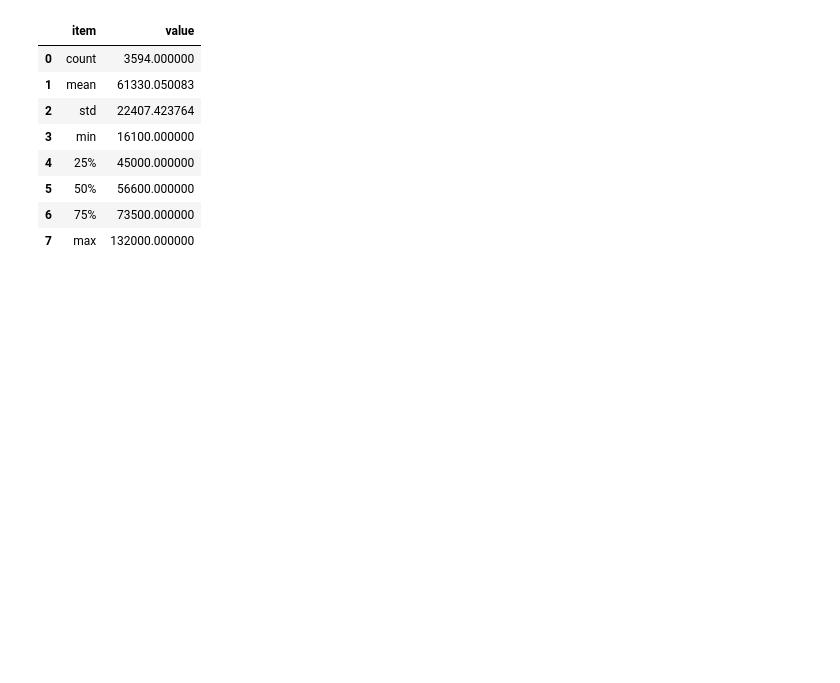
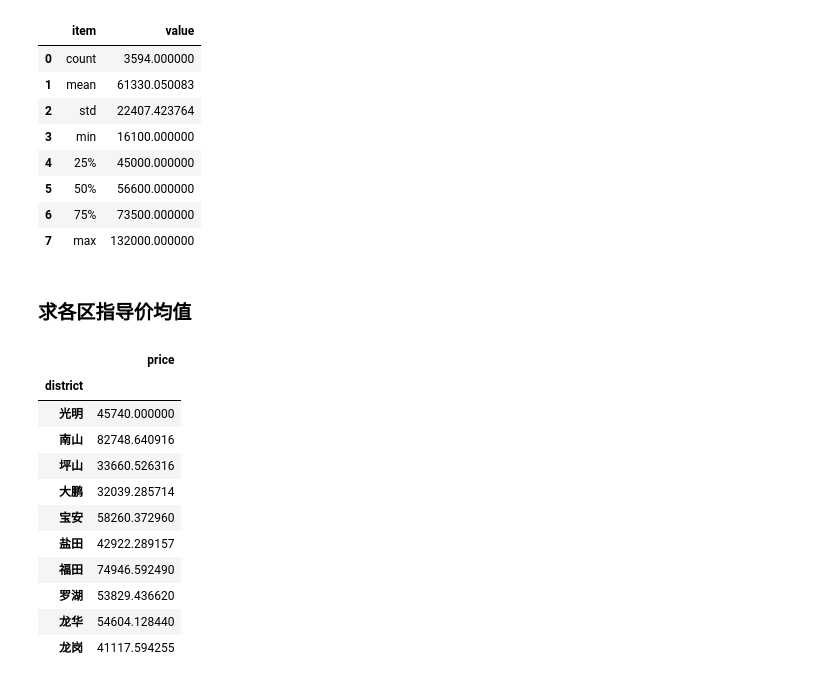
Before and after one commit to heblade/pythontraining, a Jupyter notebook: 21.2 pandas_practice_sz_house.ipynb, the cells around one changed output. Cells and saved outputs as stored; diff of their text form; code cells hidden in the pictures; blank space fills up the shorter version.

```diff
--- a/21.2 pandas_practice_sz_house.ipynb
+++ b/21.2 pandas_practice_sz_house.ipynb
@@ -75,3 +108,5 @@ df_describe
 | 5 | 50% | 56600.000000 |
 | 6 | 75% | 73500.000000 |
 | 7 | max | 132000.000000 |
+# %% [markdown]
+### 求各区指导价均值
@@ -77,0 +115,15 @@ df_describe
+# %%
+district_mean[['price']]
+# %% [output]
+|  | price |
+| district |  |
+| 光明 | 45740.000000 |
+| 南山 | 82748.640916 |
+| 坪山 | 33660.526316 |
+| 大鹏 | 32039.285714 |
+| 宝安 | 58260.372960 |
+| 盐田 | 42922.289157 |
+| 福田 | 74946.592490 |
+| 罗湖 | 53829.436620 |
+| 龙华 | 54604.128440 |
+| 龙岗 | 41117.594255 |
```
Also changed, not shown: parts of 19 cells of this notebook, 11 other files.
